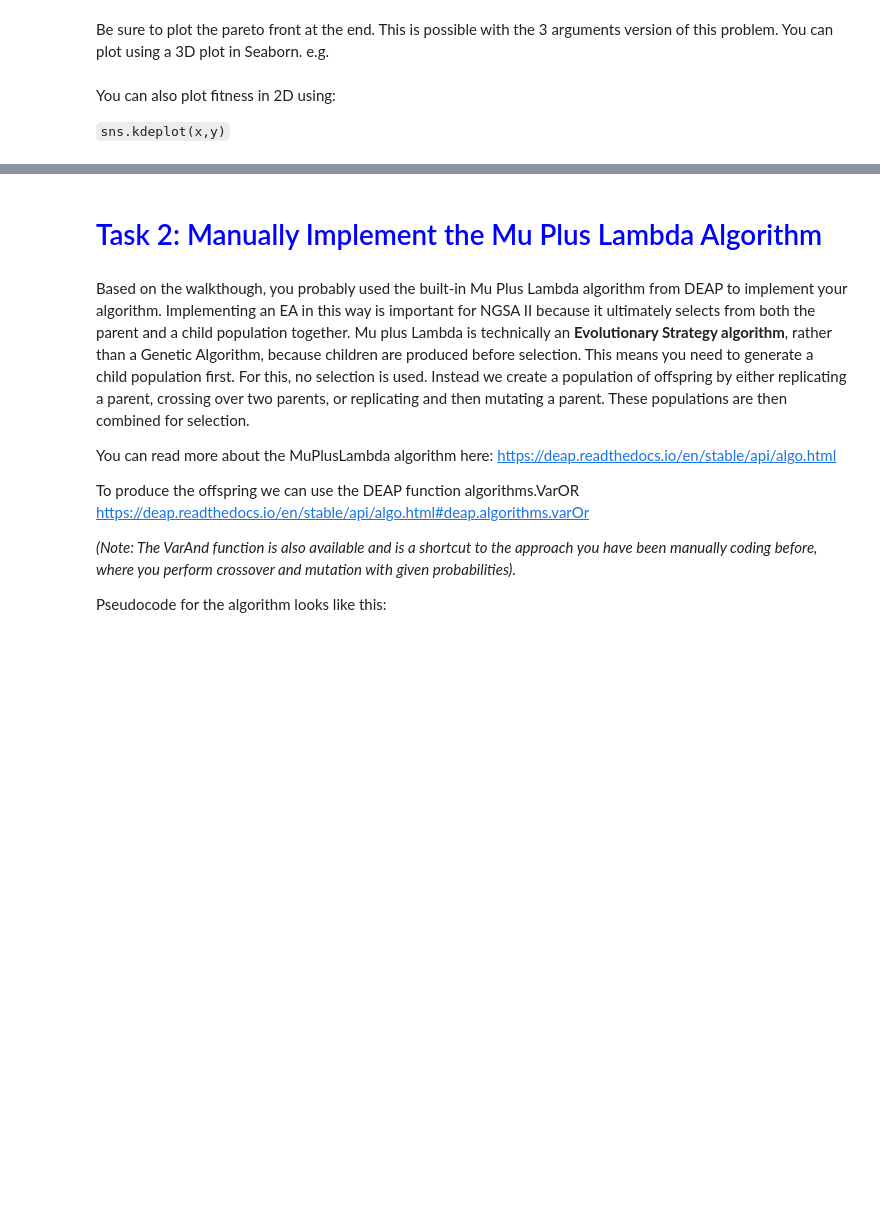
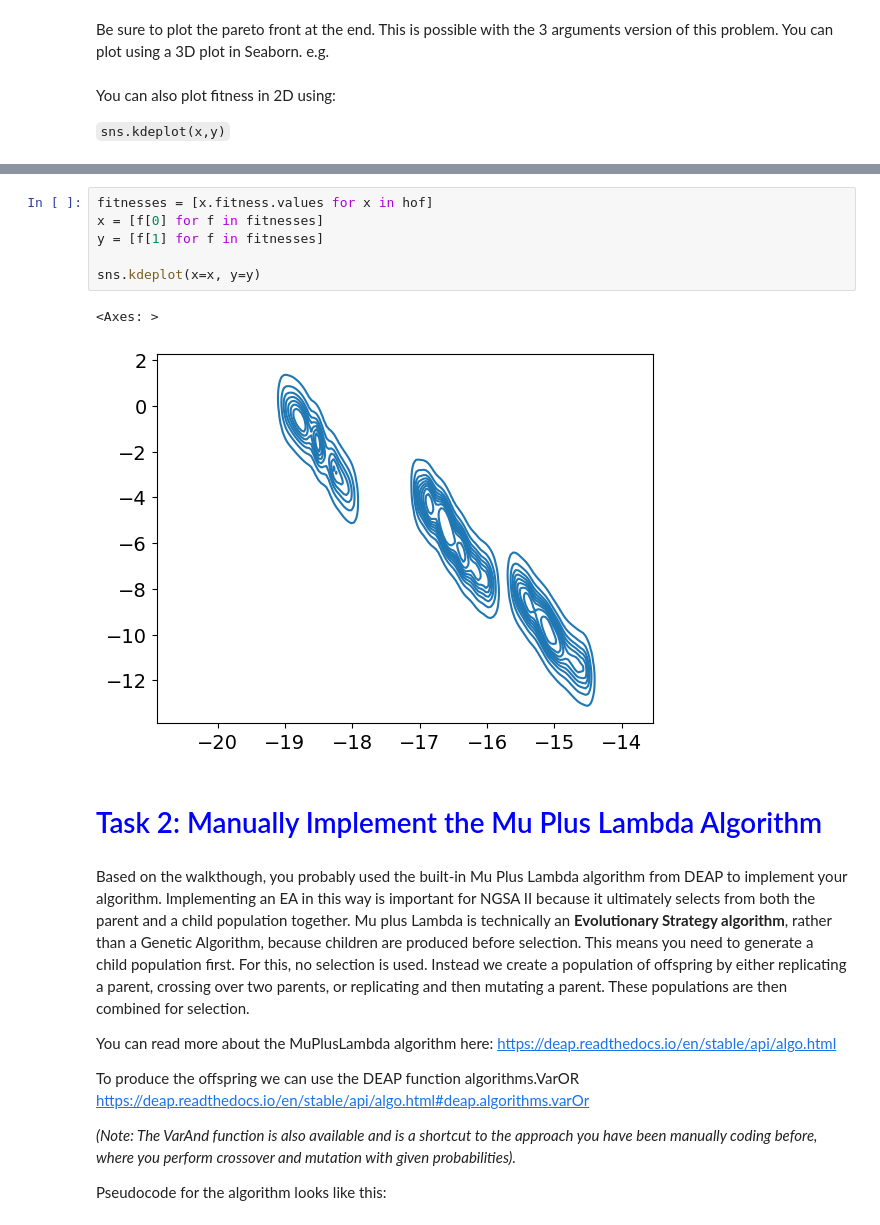
Before and after one commit to elijah-jones-2003/EVAC, a Jupyter notebook: Workshops/EVAC_Workshop3_Workbook.ipynb, the cells around one changed output, grey strips where cells are left out. Drawn from its saved outputs; the diff is of its cells as text; blank space fills up the shorter version.

```diff
--- a/Workshops/EVAC_Workshop3_Workbook.ipynb
+++ b/Workshops/EVAC_Workshop3_Workbook.ipynb
@@ -58,3 +180,12 @@ You can also plot fitness in 2D using:
+# %%
+fitnesses = [x.fitness.values for x in hof]
+x = [f[0] for f in fitnesses]
+y = [f[1] for f in fitnesses]
+
+sns.kdeplot(x=x, y=y)
+# %% [output]
+<Axes: >
+[figure, added]
 # %% [markdown]
 # <span style="color:blue">Task 2: Manually Implement the Mu Plus Lambda Algorithm</span>
 # %% [markdown]
```
Also changed, not shown: parts of 7 cells of this notebook, 6 other files.
